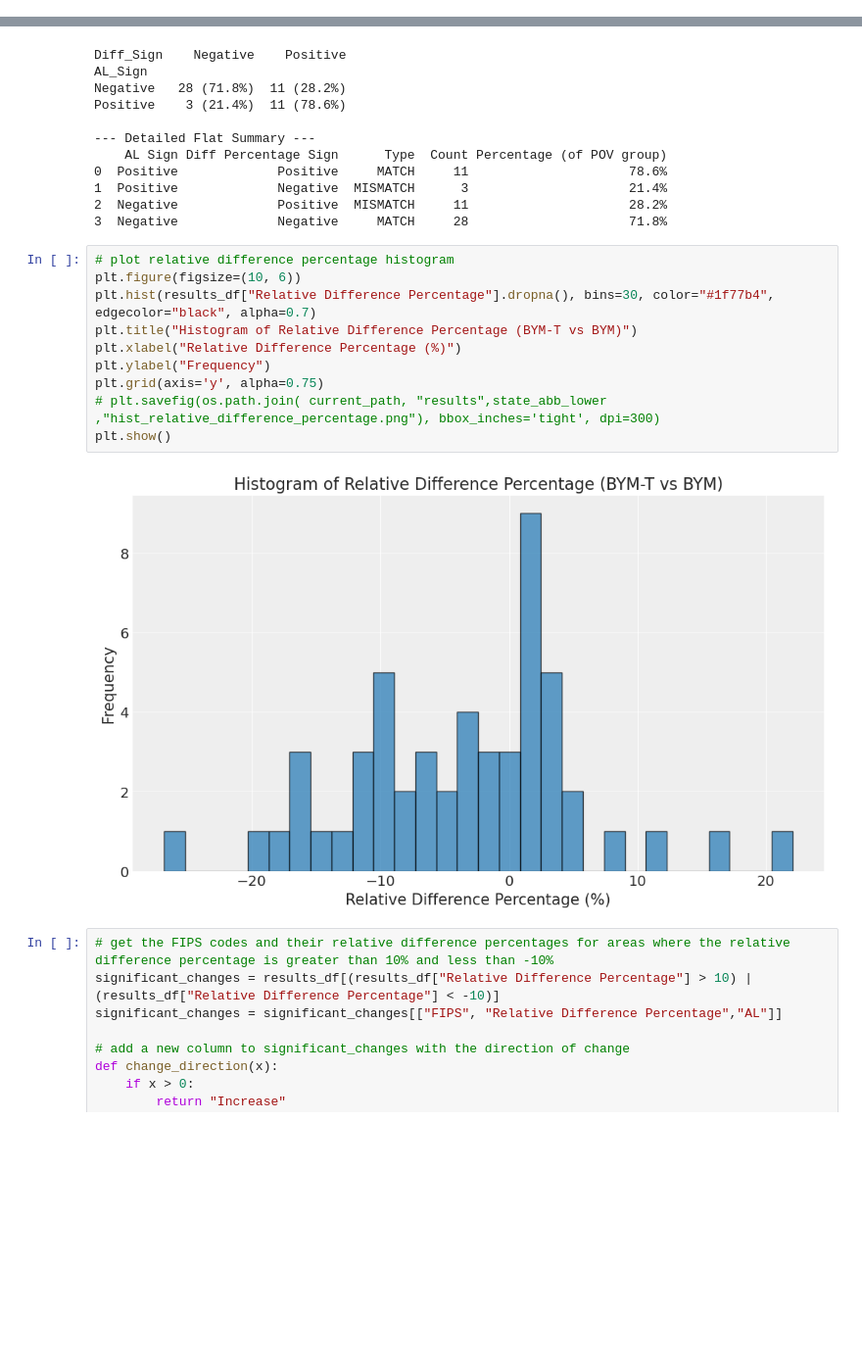
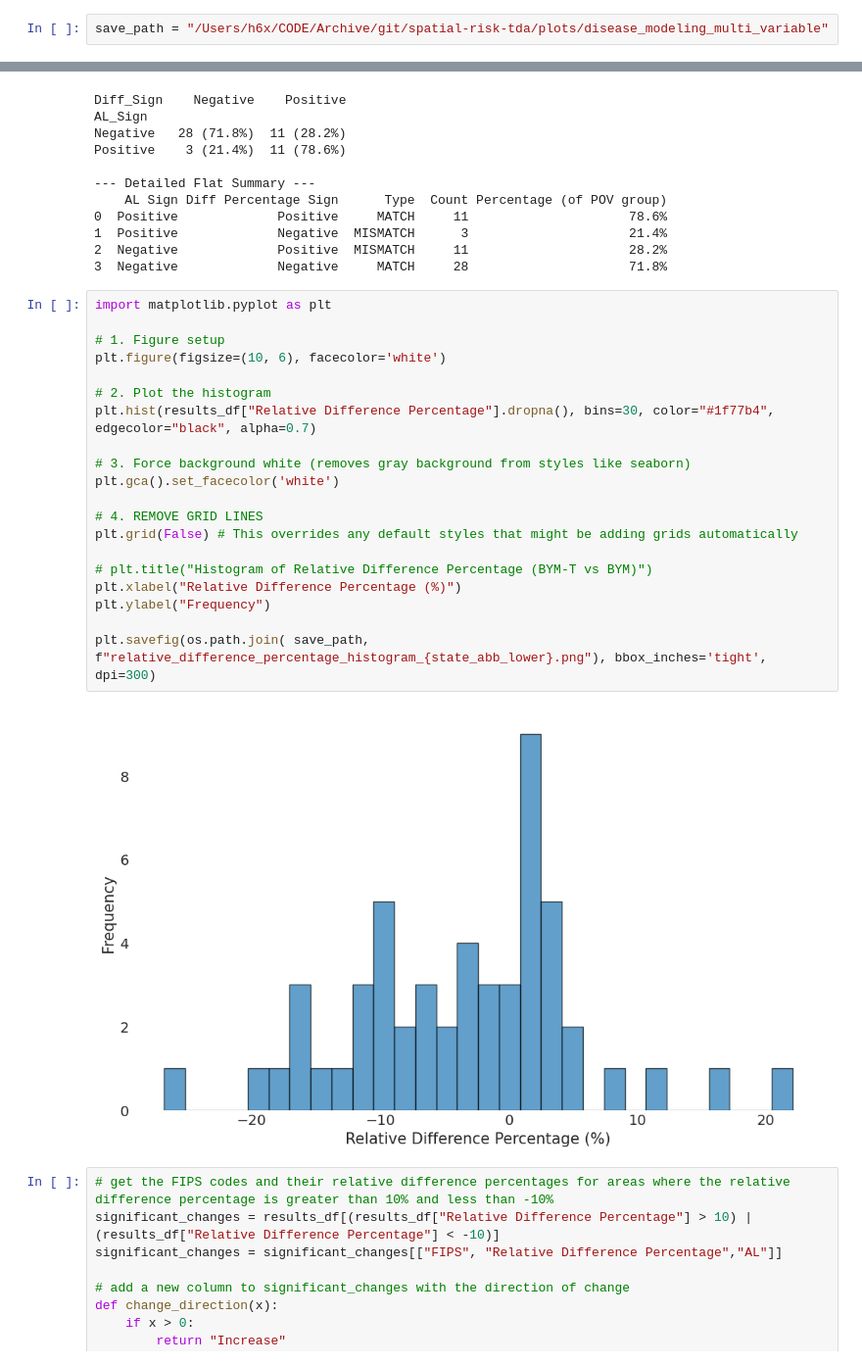
Before and after one commit to hashansl/spatial-risk-tda, a Jupyter notebook: disease_modeling_wv_model_comparison_multiple_variables.ipynb, the cells around one changed output, grey strips where cells are left out. Shown at 98% size. Saved outputs shown, nothing was run; the diff lists cells and outputs as text; blank space fills up the shorter version.

```diff
--- a/disease_modeling_wv_model_comparison_multiple_variables.ipynb
+++ b/disease_modeling_wv_model_comparison_multiple_variables.ipynb
@@ -29,6 +29,8 @@ rng = np.random.default_rng(RANDOM_SEED)
 az.style.use("arviz-darkgrid")
 # %%
 current_path = os.getcwd()
+# %%
+save_path = "/Users/h6x/CODE/Archive/git/spatial-risk-tda/plots/disease_modeling_multi_variable"
 # %%
 state_abb = "WV"
 state_abb_lower = state_abb.lower()
@@ -1170,17 +1197,27 @@ Positive    3 (21.4%)  11 (78.6%)
 2  Negative             Positive  MISMATCH     11                     28.2%
 3  Negative             Negative     MATCH     28                     71.8%
 # %%
-# plot relative difference percentage histogram
-plt.figure(figsize=(10, 6))
+import matplotlib.pyplot as plt
+
+# 1. Figure setup
+plt.figure(figsize=(10, 6), facecolor='white')
+
+# 2. Plot the histogram
 plt.hist(results_df["Relative Difference Percentage"].dropna(), bins=30, color="#1f77b4", edgecolor="black", alpha=0.7)
-plt.title("Histogram of Relative Difference Percentage (BYM-T vs BYM)")
+
+# 3. Force background white (removes gray background from styles like seaborn)
+plt.gca().set_facecolor('white')
+
+# 4. REMOVE GRID LINES
+plt.grid(False) # This overrides any default styles that might be adding grids automatically
+
+# plt.title("Histogram of Relative Difference Percentage (BYM-T vs BYM)")
 plt.xlabel("Relative Difference Percentage (%)")
 plt.ylabel("Frequency")
-plt.grid(axis='y', alpha=0.75)
-# plt.savefig(os.path.join( current_path, "results",state_abb_lower ,"hist_relative_difference_percentage.png"), bbox_inches='tight', dpi=300)
-plt.show()
+
+plt.savefig(os.path.join( save_path, f"relative_difference_percentage_histogram_{state_abb_lower}.png"), bbox_inches='tight', dpi=300)
 # %% [output]
-[figure, old version]
+[figure, new version]
 # %%
 # get the FIPS codes and their relative difference percentages for areas where the relative difference percentage is greater than 10% and less than -10%
 significant_changes = results_df[(results_df["Relative Difference Percentage"] > 10) | (results_df["Relative Difference Percentage"] < -10)]
```
Also changed, not shown: parts of 5 cells of this notebook, 11 other files.
